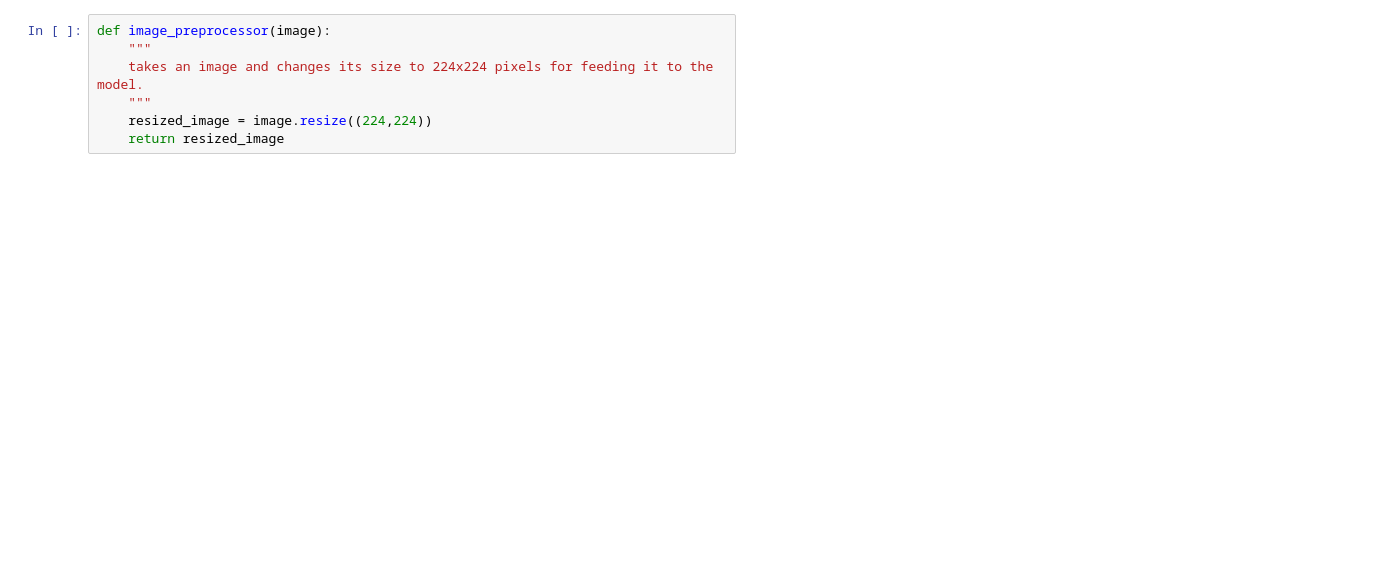
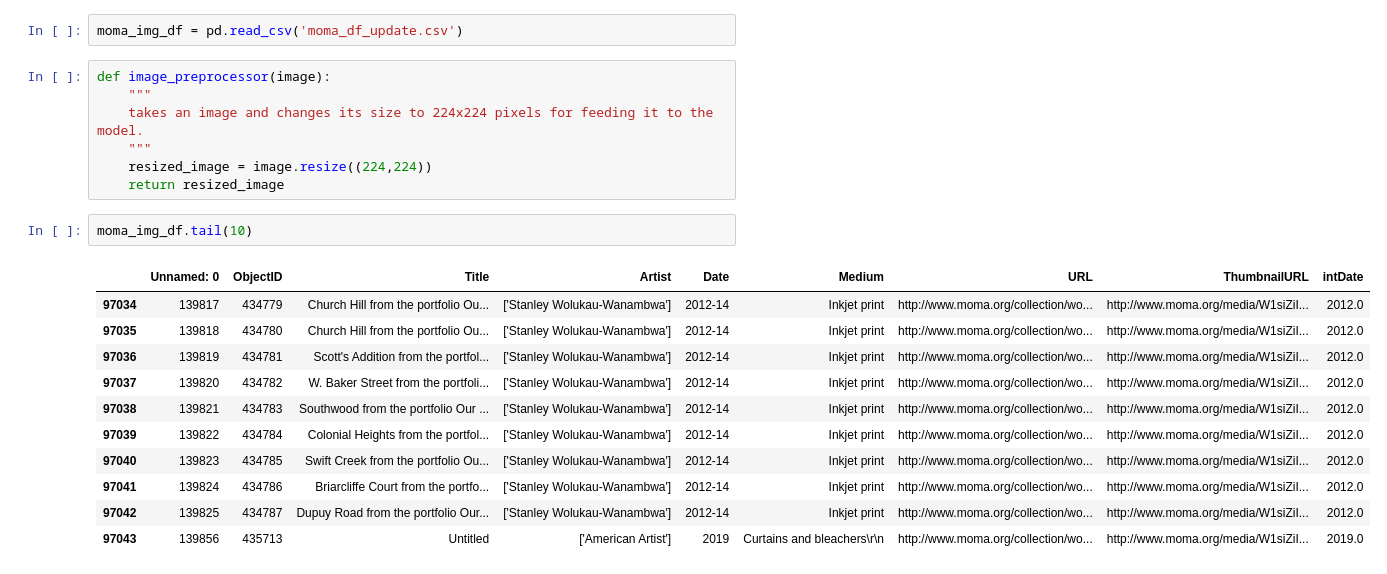
Before and after one commit to Goli-SF/beating_heart_of_art, a Jupyter notebook: notebooks/Golnaz_moma_collection.ipynb, the cells around one changed output. Cells and saved outputs as stored; diff of their text form; blank space fills up the shorter version.

```diff
--- a/notebooks/Golnaz_moma_collection.ipynb
+++ b/notebooks/Golnaz_moma_collection.ipynb
@@ -88,3 +99,5 @@ def imagelink_csv_maker(df):
+# %%
+moma_img_df = pd.read_csv('moma_df_update.csv')
 # %%
 def image_preprocessor(image):
     """
@@ -92,3 +105,17 @@ def image_preprocessor(image):
     """
     resized_image = image.resize((224,224))
     return resized_image
+# %%
+moma_img_df.tail(10)
+# %% [output]
+|  | Unnamed: 0 | ObjectID | Title | Artist | Date | Medium | URL | ThumbnailURL | intDate |
+| 97034 | 139817 | 434779 | Church Hill from the portfolio Ou... | ['Stanley Wolukau-Wanambwa'] | 2012-14 | Inkjet print | http://www.moma.org/collection/wo... | http://www.moma.org/media/W1siZiI... | 2012.0 |
+| 97035 | 139818 | 434780 | Church Hill from the portfolio Ou... | ['Stanley Wolukau-Wanambwa'] | 2012-14 | Inkjet print | http://www.moma.org/collection/wo... | http://www.moma.org/media/W1siZiI... | 2012.0 |
+| 97036 | 139819 | 434781 | Scott's Addition from the portfol... | ['Stanley Wolukau-Wanambwa'] | 2012-14 | Inkjet print | http://www.moma.org/collection/wo... | http://www.moma.org/media/W1siZiI... | 2012.0 |
+| 97037 | 139820 | 434782 | W. Baker Street from the portfoli... | ['Stanley Wolukau-Wanambwa'] | 2012-14 | Inkjet print | http://www.moma.org/collection/wo... | http://www.moma.org/media/W1siZiI... | 2012.0 |
+| 97038 | 139821 | 434783 | Southwood from the portfolio Our ... | ['Stanley Wolukau-Wanambwa'] | 2012-14 | Inkjet print | http://www.moma.org/collection/wo... | http://www.moma.org/media/W1siZiI... | 2012.0 |
+| 97039 | 139822 | 434784 | Colonial Heights from the portfol... | ['Stanley Wolukau-Wanambwa'] | 2012-14 | Inkjet print | http://www.moma.org/collection/wo... | http://www.moma.org/media/W1siZiI... | 2012.0 |
+| 97040 | 139823 | 434785 | Swift Creek from the portfolio Ou... | ['Stanley Wolukau-Wanambwa'] | 2012-14 | Inkjet print | http://www.moma.org/collection/wo... | http://www.moma.org/media/W1siZiI... | 2012.0 |
+| 97041 | 139824 | 434786 | Briarcliffe Court from the portfo... | ['Stanley Wolukau-Wanambwa'] | 2012-14 | Inkjet print | http://www.moma.org/collection/wo... | http://www.moma.org/media/W1siZiI... | 2012.0 |
+| 97042 | 139825 | 434787 | Dupuy Road from the portfolio Our... | ['Stanley Wolukau-Wanambwa'] | 2012-14 | Inkjet print | http://www.moma.org/collection/wo... | http://www.moma.org/media/W1siZiI... | 2012.0 |
+| 97043 | 139856 | 435713 | Untitled | ['American Artist'] | 2019 | Curtains and bleachers\r\n | http://www.moma.org/collection/wo... | http://www.moma.org/media/W1siZiI... | 2019.0 |
```
Also changed, not shown: parts of 44 cells of this notebook.
